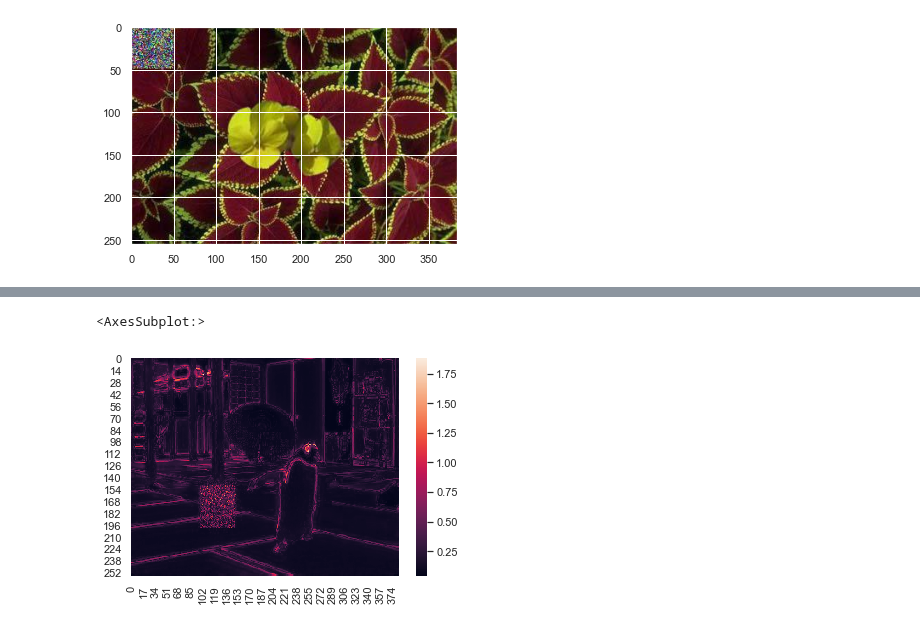
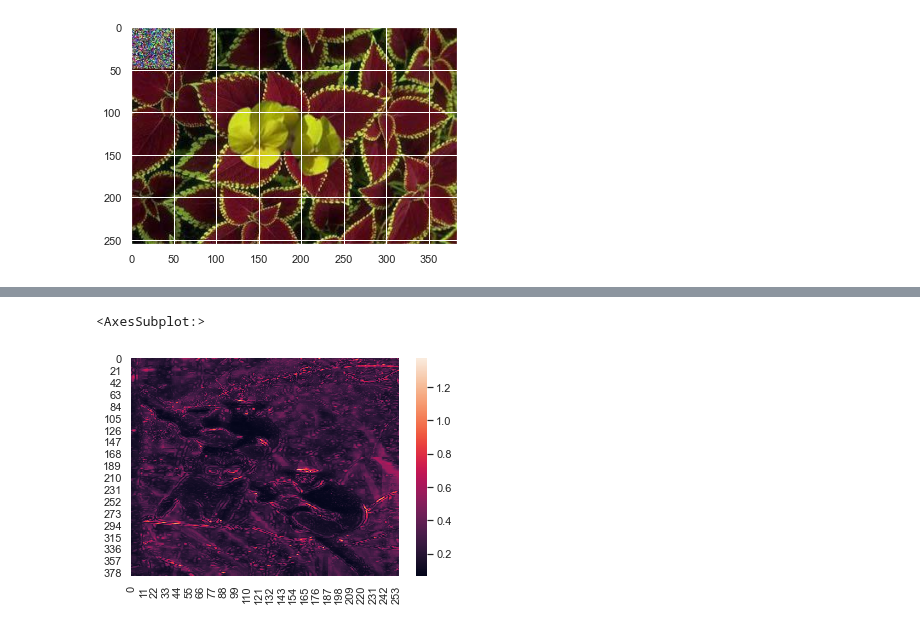
Before and after one commit to geoffroyO/sVae, a Jupyter notebook: src/img_test/test_results.ipynb, the cells around one changed output, grey strips where cells are left out. Drawn from its saved outputs; the diff is of its cells as text; code cells hidden in the pictures.

Commit message:
image test

```diff
--- a/src/img_test/test_results.ipynb
+++ b/src/img_test/test_results.ipynb
@@ -22,6 +22,6 @@ plt.imshow(reconstruction)
 # %%
-error = np.load("./11_error.npy")
+error = np.load("./8_error.npy")
 sns.heatmap(error)
 # %% [output]
 <AxesSubplot:>
-[figure, old version]
+[figure, new version]
```
Also changed, not shown: parts of 2 cells of this notebook, 1 other file.
